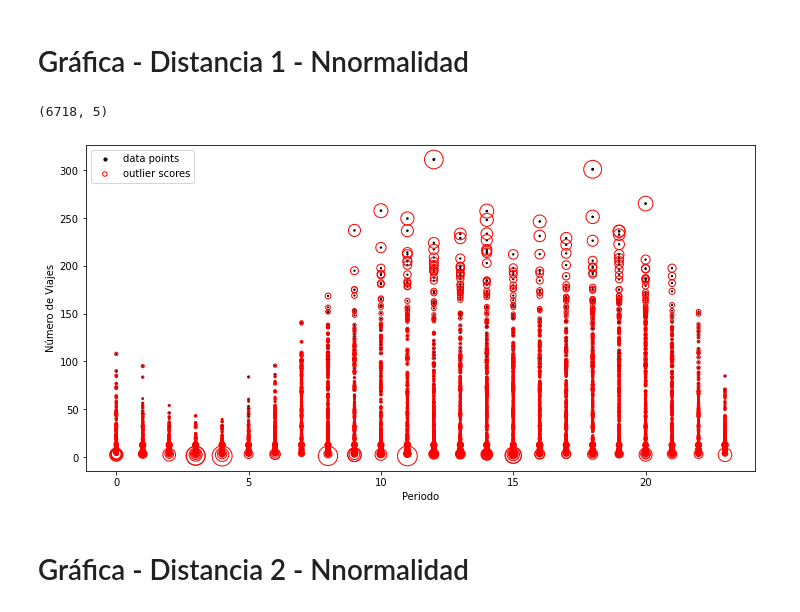
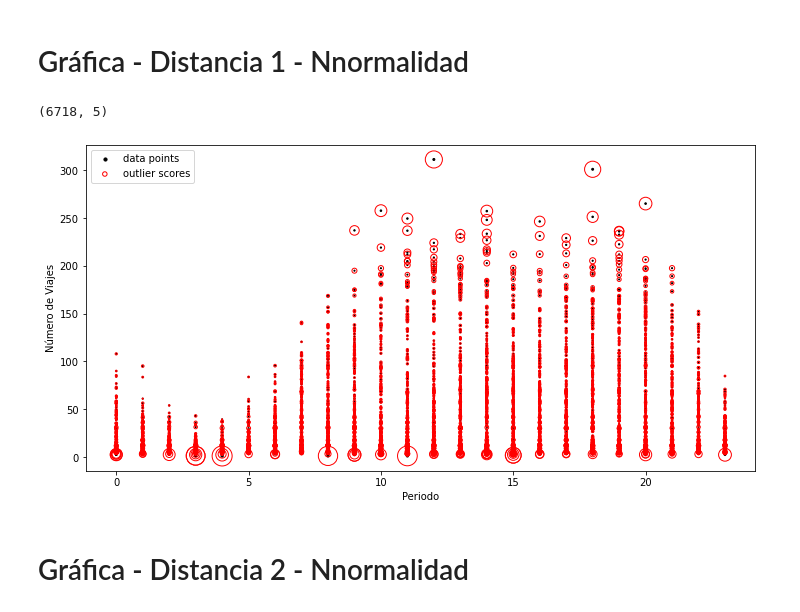
Before and after one commit to Jhonvalencia77/11avo_avance, a Jupyter notebook: Valores_atipicos_2.ipynb, the cells around one changed output. Saved outputs shown, nothing was run; the diff lists cells and outputs as text; code cells hidden in the pictures.

```diff
--- a/Valores_atipicos_2.ipynb
+++ b/Valores_atipicos_2.ipynb
@@ -367,34 +372,34 @@ plt.show()
 # %%
 # Calculo normalizado
 print(df_Nnor_dist1.shape)
-clf = LocalOutlierFactor(n_neighbors=300)
+clf = LocalOutlierFactor(n_neighbors=143)#300
 
 mean_viajes = df_Nnor_dist1['viajes'].mean()
 std_viajes = df_Nnor_dist1['viajes'].std()
 df_Nnor_dist1['viajes_normalizado'] = (df_Nnor_dist1['viajes'] - mean_viajes) / std_viajes
 normalized_df = df_Nnor_dist1[['viajes_normalizado']]
 # normalized_df = (df_ref_dist1-df_ref_dist1.mean())/df_ref_dist1.std() # Se hace resta del valor y la media de la columna para después dividir por la desviación estandar
 
 clf.fit_predict(normalized_df)    #Calculamos la distancia entre los puntos
 results = clf.negative_outlier_factor_ #Cuanto menor sea el negative_outlier_factor_, más probable es que el punto sea un valor atípico
 df_Nnor_dist1['LOF'] = results.tolist()  #Agregamos columna lof
 
 df_Nnor_dist1.query('LOF < -1.5') # No hace nada porque no lo guardamos en una variable
 
 
 plt.figure(figsize=(12, 6))
 plt.scatter(df_Nnor_dist1.index,df_Nnor_dist1['viajes'], c='black', s=df_Nnor_dist1.LOF * -1, label='data points')
 radius = (results.max() - results) / (results.max() - results.min())
 plt.scatter(df_Nnor_dist1.index,df_Nnor_dist1['viajes'], s=400 * radius, edgecolors ='r', facecolors='none', label='outlier scores')
 plt.xlabel('Periodo')
 plt.ylabel('Número de Viajes')
 legend = plt.legend(loc='upper left')
 legend.legendHandles[0]._sizes = [10]
 legend.legendHandles[1]._sizes = [20]
 plt.show()
 # %% [output]
 (6718, 5)
-[figure, old version]
+[figure, new version]
 # %% [markdown]
 # Gráfica - Distancia 2 - Nnormalidad
 # %%
```
Also changed, not shown: parts of 19 cells of this notebook.
